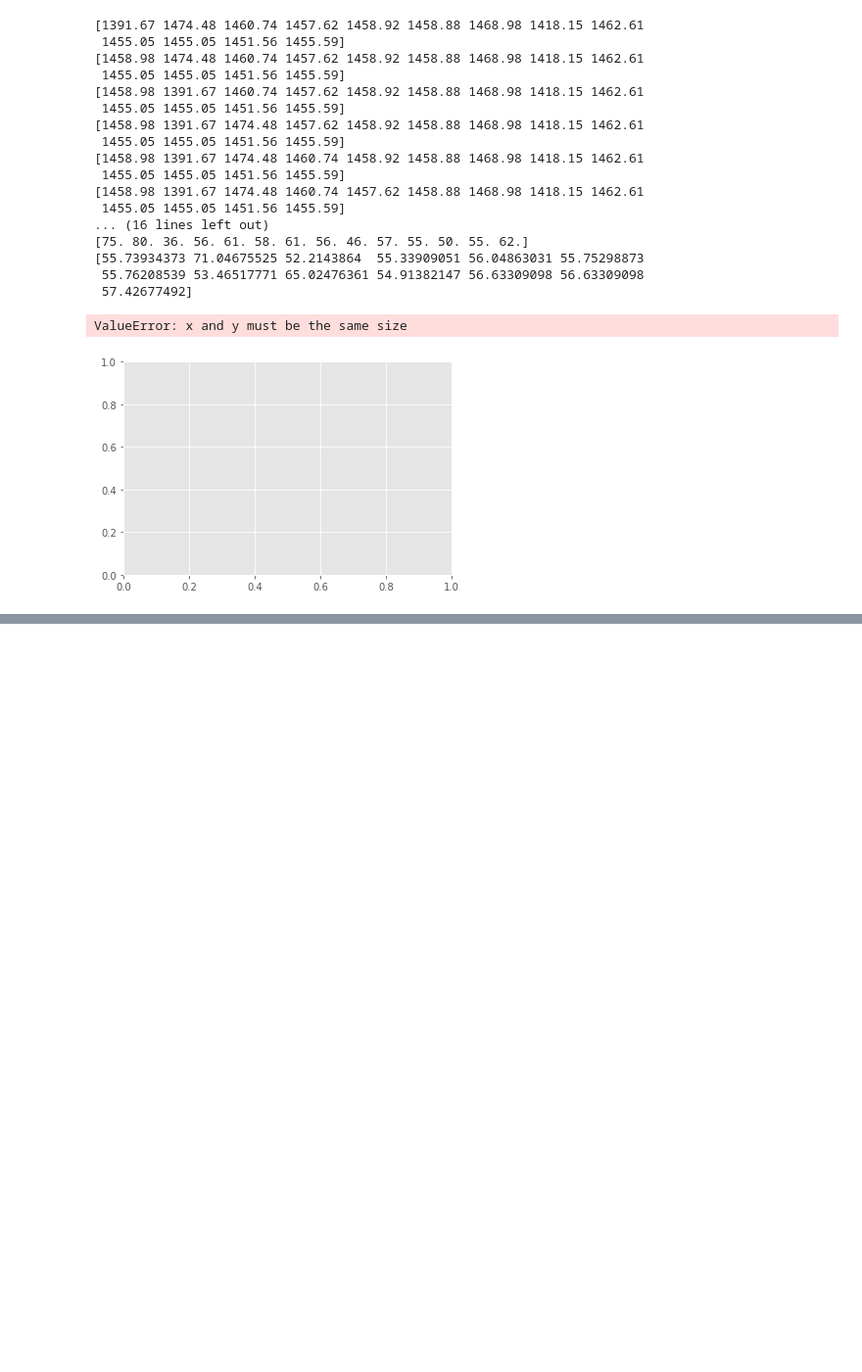
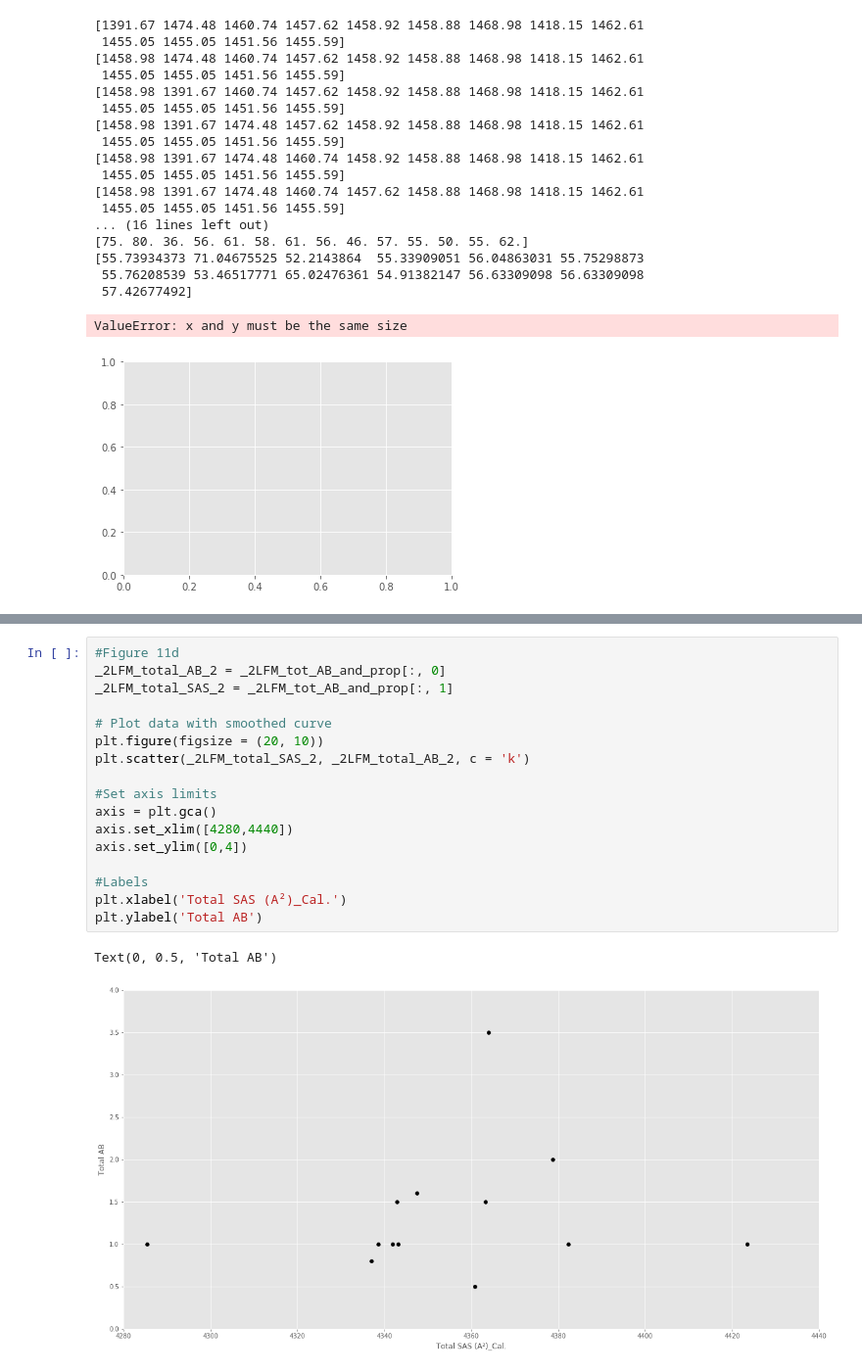
Before and after one commit to 188-project/Amyloid-Beta-Final-Project, a Jupyter notebook: 3-9 Final Project Amyloid Beta.ipynb, the cells around one changed output, grey strips where cells are left out. Shown at 98% size. Saved outputs shown, nothing was run; the diff lists cells and outputs as text; blank space fills up the shorter version.

```diff
--- a/3-9 Final Project Amyloid Beta.ipynb
+++ b/3-9 Final Project Amyloid Beta.ipynb
@@ -1241,0 +1169,20 @@ ValueError: x and y must be the same size
+# %%
+#Figure 11d
+_2LFM_total_AB_2 = _2LFM_tot_AB_and_prop[:, 0]
+_2LFM_total_SAS_2 = _2LFM_tot_AB_and_prop[:, 1]
+
+# Plot data with smoothed curve
+plt.figure(figsize = (20, 10))
+plt.scatter(_2LFM_total_SAS_2, _2LFM_total_AB_2, c = 'k')
+
+#Set axis limits
+axis = plt.gca()
+axis.set_xlim([4280,4440])
+axis.set_ylim([0,4])
+
+#Labels
+plt.xlabel('Total SAS (A²)_Cal.')
+plt.ylabel('Total AB')
+# %% [output]
+Text(0, 0.5, 'Total AB')
+[figure, added]
```
Also changed, not shown: parts of 84 cells of this notebook.
